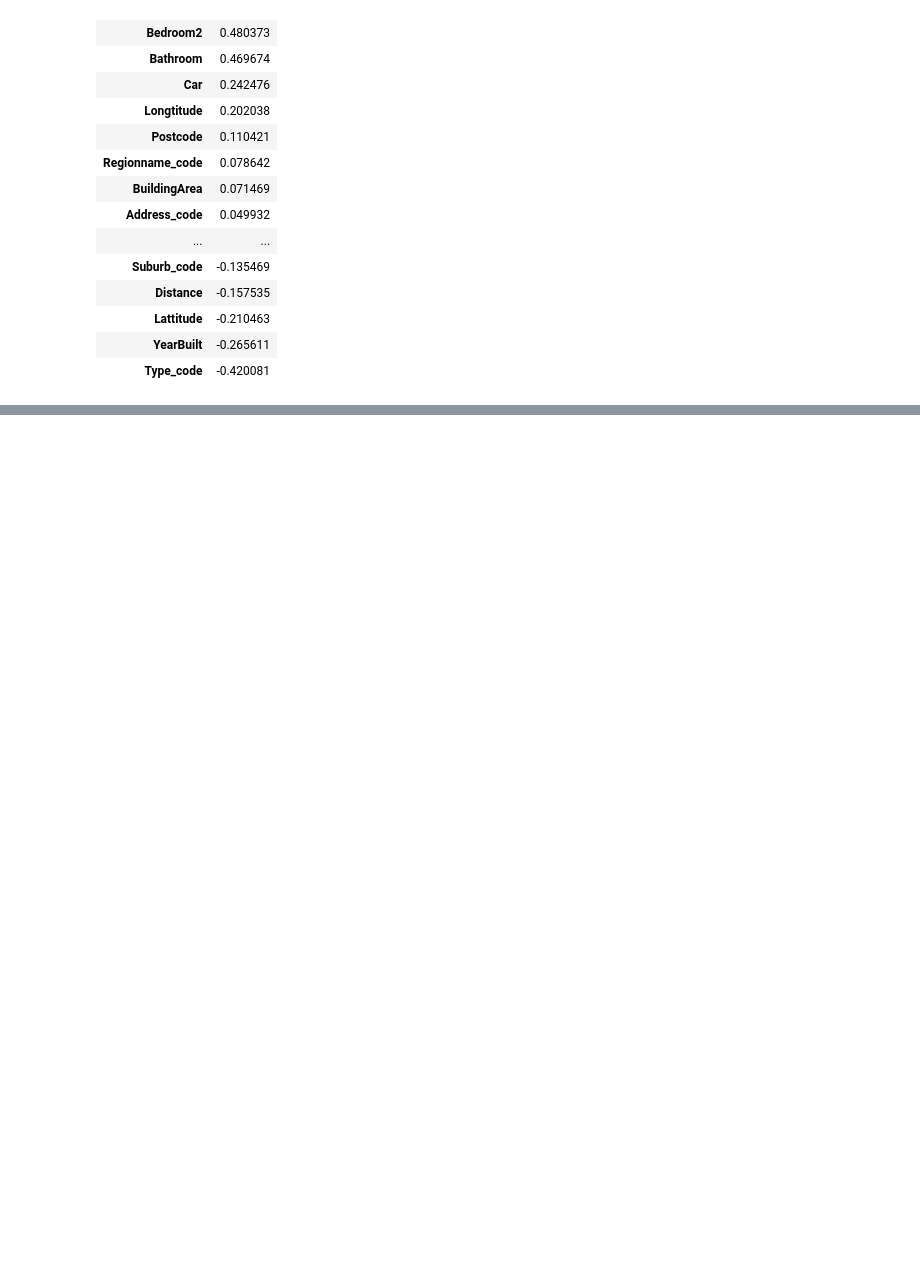
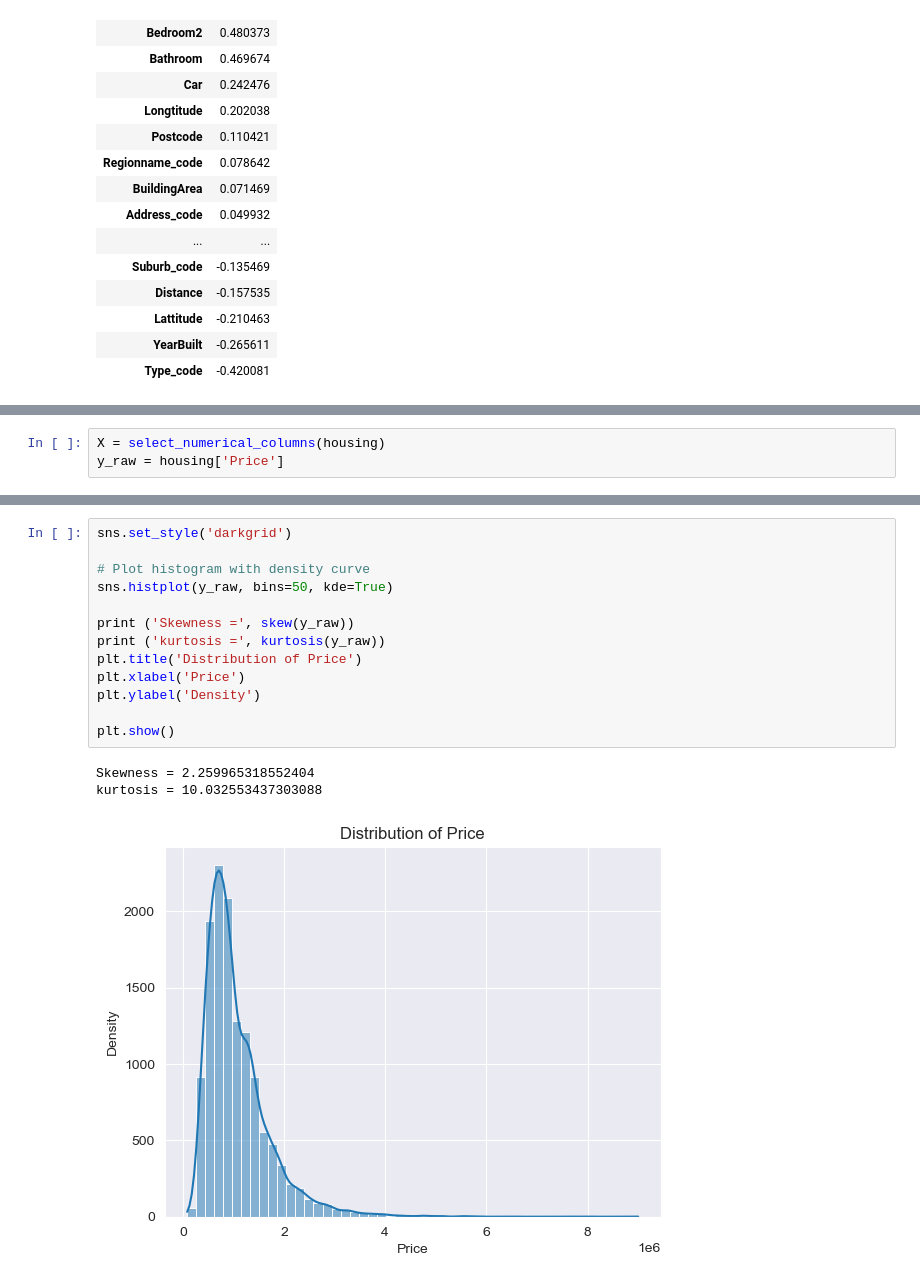
Before and after one commit to Emilly-Njue/Regression, a Jupyter notebook: regression1.ipynb, the cells around one changed output, grey strips where cells are left out. Cells and saved outputs as stored; diff of their text form; blank space fills up the shorter version.

```diff
--- a/regression1.ipynb
+++ b/regression1.ipynb
@@ -425,0 +478,3 @@ pd.DataFrame(housing.corr()['Price']).sort_values(by='Price',ascending=False)
+# %%
+X = select_numerical_columns(housing)
+y_raw = housing['Price']
@@ -425,0 +491,17 @@ pd.DataFrame(housing.corr()['Price']).sort_values(by='Price',ascending=False)
+# %%
+sns.set_style('darkgrid')
+
+# Plot histogram with density curve
+sns.histplot(y_raw, bins=50, kde=True)
+
+print ('Skewness =', skew(y_raw))
+print ('kurtosis =', kurtosis(y_raw))
+plt.title('Distribution of Price')
+plt.xlabel('Price')
+plt.ylabel('Density')
+
+plt.show()
+# %% [output]
+Skewness = 2.259965318552404
+kurtosis = 10.032553437303088
+[figure, added]
```
Also changed, not shown: parts of 42 cells of this notebook.
